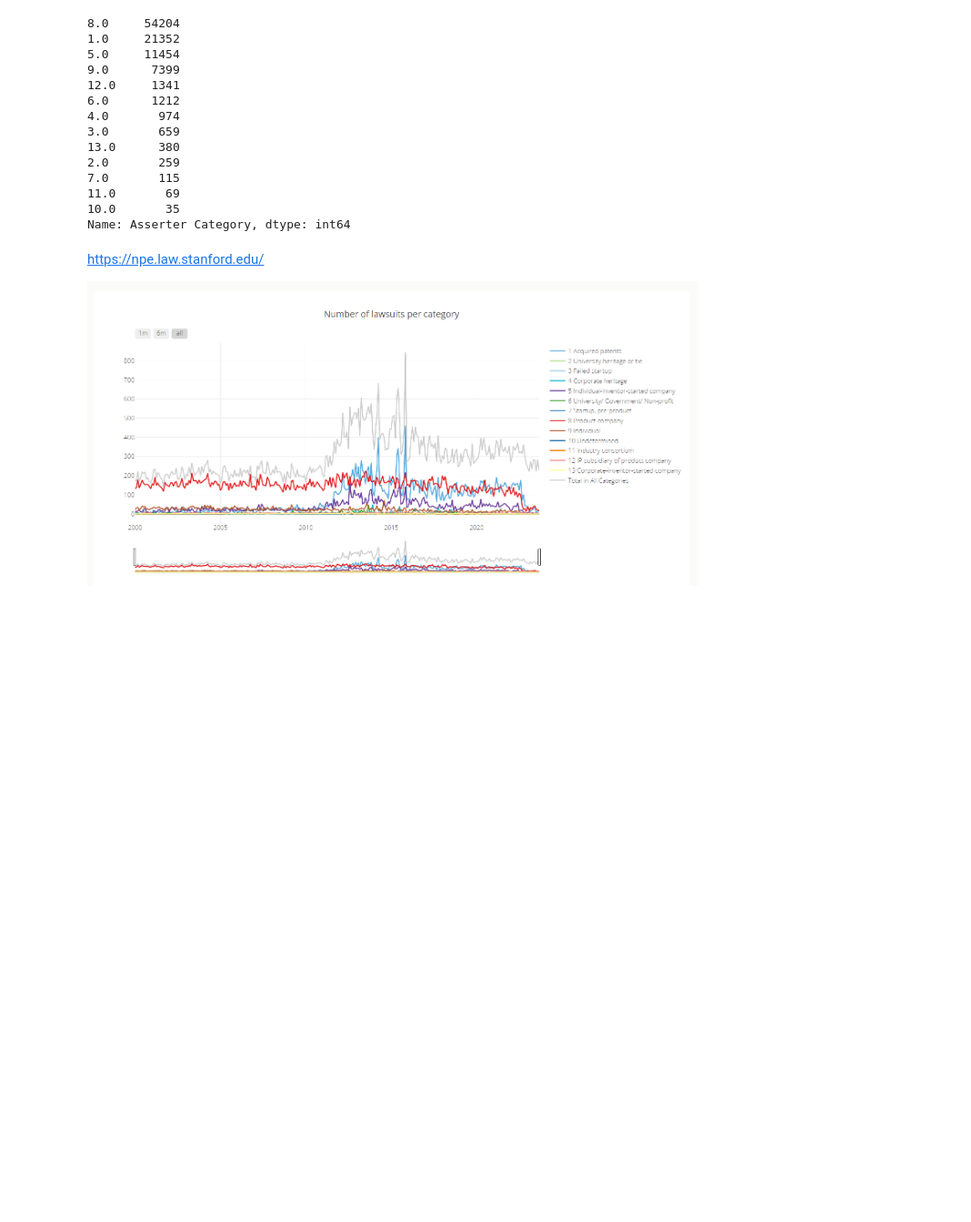
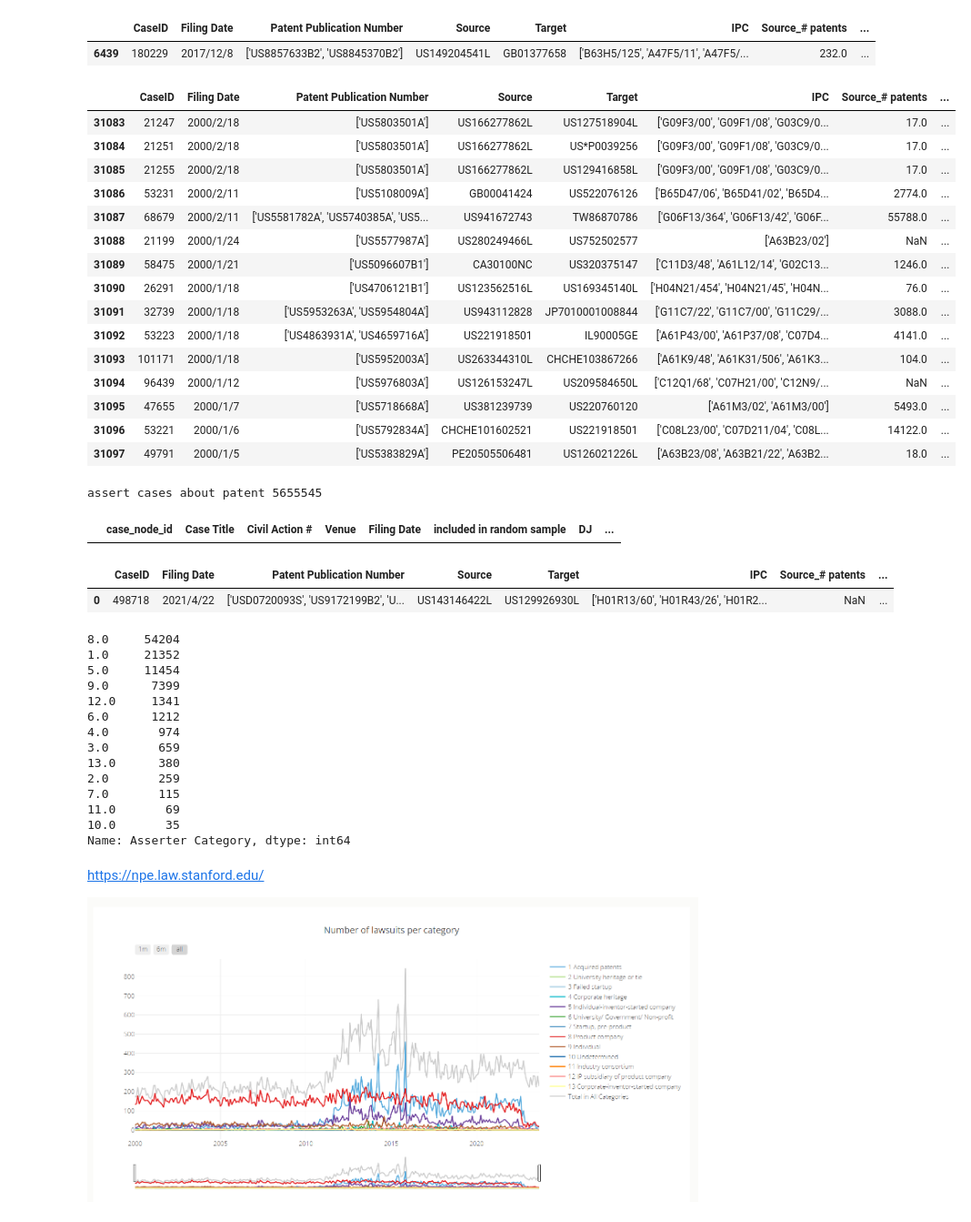
Before and after one commit to stanislav-a/hna_patents, a Jupyter notebook: notebooks/eda.ipynb, the cells around one changed output. Shown: that part at 91% size. Saved outputs shown, nothing was run; the diff lists cells and outputs as text; code cells hidden in the pictures; blank space fills up the shorter version.

```diff
--- a/notebooks/eda.ipynb
+++ b/notebooks/eda.ipynb
@@ -50,3 +106,44 @@ Asserter ids in cases: 26492
+# %%
+litigations[litigations['CaseID'] == test_id]
+# %% [output]
+|  | CaseID | Filing Date | Patent Publication Number | Source | Target | IPC | Source_# patents | ... |
+| 6439 | 180229 | 2017/12/8 | ['US8857633B2', 'US8845370B2'] | US149204541L | GB01377658 | ['B63H5/125', 'A47F5/11', 'A47F5/... | 232.0 | ... |
+# %%
+# remove lines with NaN in CaseID
+litigations = litigations.dropna(subset=['CaseID'])
+# convert CaseID to int
+litigations.CaseID = litigations.CaseID.astype(int)
+litigations.tail(15)
+# %% [output]
+|  | CaseID | Filing Date | Patent Publication Number | Source | Target | IPC | Source_# patents | ... |
+| 31083 | 21247 | 2000/2/18 | ['US5803501A'] | US166277862L | US127518904L | ['G09F3/00', 'G09F1/08', 'G03C9/0... | 17.0 | ... |
+| 31084 | 21251 | 2000/2/18 | ['US5803501A'] | US166277862L | US*P0039256 | ['G09F3/00', 'G09F1/08', 'G03C9/0... | 17.0 | ... |
+| 31085 | 21255 | 2000/2/18 | ['US5803501A'] | US166277862L | US129416858L | ['G09F3/00', 'G09F1/08', 'G03C9/0... | 17.0 | ... |
+| 31086 | 53231 | 2000/2/11 | ['US5108009A'] | GB00041424 | US522076126 | ['B65D47/06', 'B65D41/02', 'B65D4... | 2774.0 | ... |
+| 31087 | 68679 | 2000/2/11 | ['US5581782A', 'US5740385A', 'US5... | US941672743 | TW86870786 | ['G06F13/364', 'G06F13/42', 'G06F... | 55788.0 | ... |
+| 31088 | 21199 | 2000/1/24 | ['US5577987A'] | US280249466L | US752502577 | ['A63B23/02'] | NaN | ... |
+| 31089 | 58475 | 2000/1/21 | ['US5096607B1'] | CA30100NC | US320375147 | ['C11D3/48', 'A61L12/14', 'G02C13... | 1246.0 | ... |
+| 31090 | 26291 | 2000/1/18 | ['US4706121B1'] | US123562516L | US169345140L | ['H04N21/454', 'H04N21/45', 'H04N... | 76.0 | ... |
+| 31091 | 32739 | 2000/1/18 | ['US5953263A', 'US5954804A'] | US943112828 | JP7010001008844 | ['G11C7/22', 'G11C7/00', 'G11C29/... | 3088.0 | ... |
+| 31092 | 53223 | 2000/1/18 | ['US4863931A', 'US4659716A'] | US221918501 | IL90005GE | ['A61P43/00', 'A61P37/08', 'C07D4... | 4141.0 | ... |
+| 31093 | 101171 | 2000/1/18 | ['US5952003A'] | US263344310L | CHCHE103867266 | ['A61K9/48', 'A61K31/506', 'A61K3... | 104.0 | ... |
+| 31094 | 96439 | 2000/1/12 | ['US5976803A'] | US126153247L | US209584650L | ['C12Q1/68', 'C07H21/00', 'C12N9/... | NaN | ... |
+| 31095 | 47655 | 2000/1/7 | ['US5718668A'] | US381239739 | US220760120 | ['A61M3/02', 'A61M3/00'] | 5493.0 | ... |
+| 31096 | 53221 | 2000/1/6 | ['US5792834A'] | CHCHE101602521 | US221918501 | ['C08L23/00', 'C07D211/04', 'C08L... | 14122.0 | ... |
+| 31097 | 49791 | 2000/1/5 | ['US5383829A'] | PE20505506481 | US126021226L | ['A63B23/08', 'A63B21/22', 'A63B2... | 18.0 | ... |
+# %%
+# print assert cases about patent 5655545
+print("assert cases about patent 5655545")
+asserters[asserters.patents == 5655545]
+# %% [output]
+assert cases about patent 5655545
+|  | case_node_id | Case Title | Civil Action # | Venue | Filing Date | included in random sample | DJ | ... |
+# %%
+# find litigation with CaseId == 118525
+litigations[litigations.CaseID == 498718]
+# %% [output]
+|  | CaseID | Filing Date | Patent Publication Number | Source | Target | IPC | Source_# patents | ... |
+| 0 | 498718 | 2021/4/22 | ['USD0720093S', 'US9172199B2', 'U... | US143146422L | US129926930L | ['H01R13/60', 'H01R43/26', 'H01R2... | NaN | ... |
 # %%
 asserters['Asserter Category'].value_counts()
 # %% [output]
```
Also changed, not shown: parts of 15 cells of this notebook.
